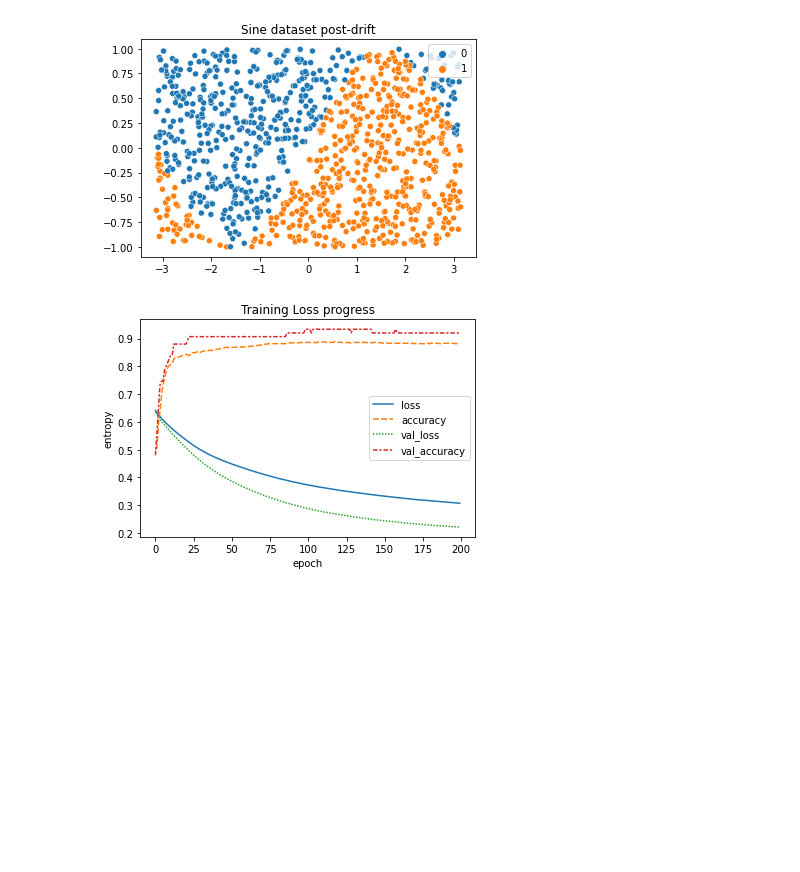
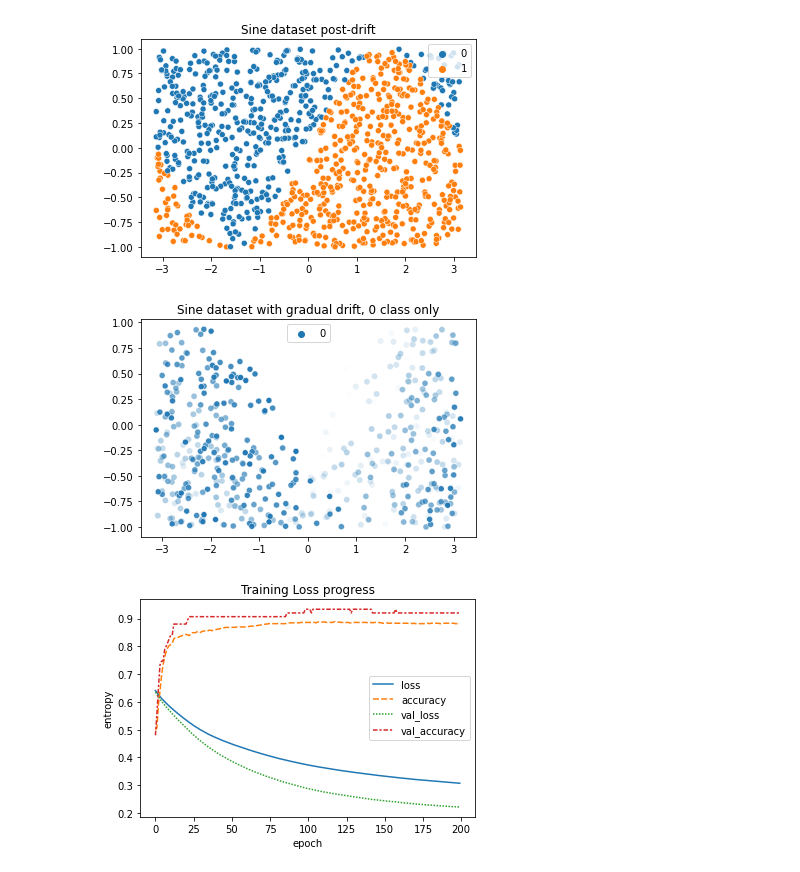
Before and after one commit to joearedmond/dist-shift, a Jupyter notebook: concept/cls-concept-drift.ipynb, the cells around one changed output. Cells and saved outputs as stored; diff of their text form; code cells hidden in the pictures; blank space fills up the shorter version.

```diff
--- a/concept/cls-concept-drift.ipynb
+++ b/concept/cls-concept-drift.ipynb
@@ -49,3 +59,11 @@ plt.show()
+# %%
+X_post_gradual, y_post_gradual, t_drift_gradual = gen_sine_gradual(n_samples, drifting = True)
+
+plt.title('Sine dataset with gradual drift, 0 class only')
+sns.scatterplot(x = X_post_gradual[:, 0][y_post_gradual == 0], y = X_post_gradual[:, 1][y_post_gradual == 0], hue = y_post_gradual[y_post_gradual == 0], alpha = t_drift_gradual[y_post_gradual == 0])
+plt.show()
+# %% [output]
+[figure, added]
 # %%
 X_train, X_test, y_train, y_test = train_test_split(X_pre, y_pre, test_size = 0.25)
 # %%
```
Also changed, not shown: parts of 26 cells of this notebook.
